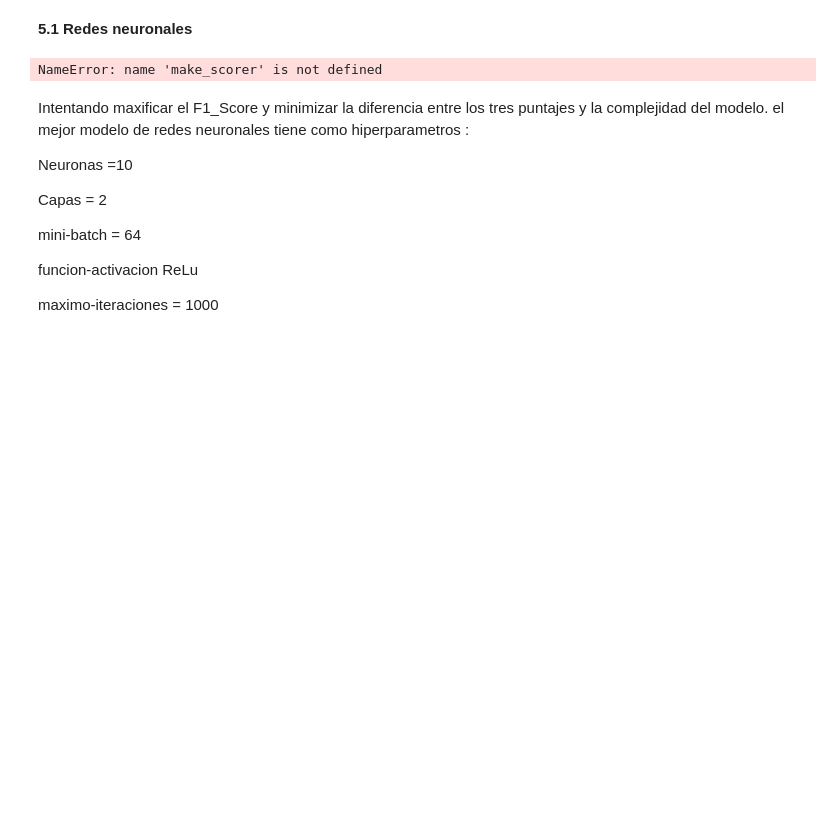
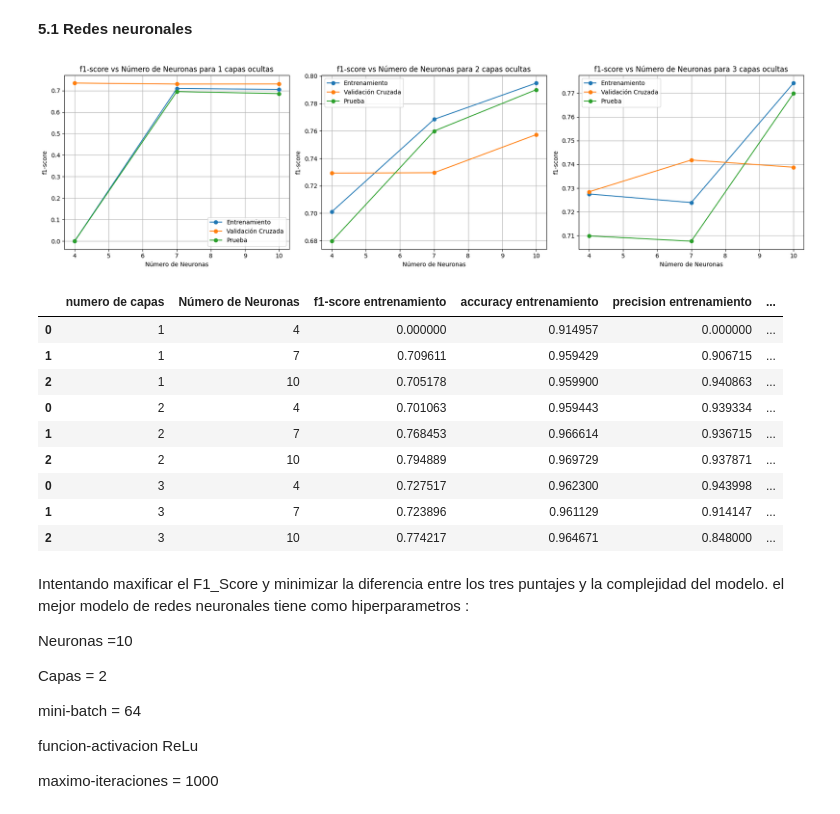
Before and after one commit to camilo-avendano1/MLDiabetes, a Jupyter notebook: Experimentos.ipynb, the cells around one changed output. Saved outputs shown, nothing was run; the diff lists cells and outputs as text; code cells hidden in the pictures; blank space fills up the shorter version.

```diff
--- a/Experimentos.ipynb
+++ b/Experimentos.ipynb
@@ -201,7 +201,7 @@ Modelos:
 **5.1 Redes neuronales**
 # %%
 neuronas_vector = [4, 7, 10] # Vector con el número de neuronas a probar
-capas_vector = [1, 1, 3] # Vector con el número de capas a probar
+capas_vector = [1, 2, 3] # Vector con el número de capas a probar
 plt.figure(figsize=(18, 5))
 scoring_for_kfolds= {
     'f1_score': make_scorer(f1_score),
@@ -257,7 +257,7 @@ for i, capas in enumerate(capas_vector):
         cross_val_scores['precision'].append(cv_scores['test_precision'].mean())
         cross_val_scores['recall'].append(cv_scores['test_recall'].mean())
 
-        # Calcula el f1_score en el conjunto de prueba
+        # Calcula el score en el conjunto de prueba
         y_test_pred = model.predict(X_test)
         test_scores['f1_score'].append(f1_score(Y_test, y_test_pred))
         test_scores['accuracy'].append(accuracy_score(Y_test, y_test_pred))
@@ -267,34 +267,46 @@ for i, capas in enumerate(capas_vector):
     plt.subplot(1, 3, i+1)
     plt.plot(neuronas_vector,  train_scores['f1_score'], label='Entrenamiento', marker='o')
     plt.plot(neuronas_vector, cross_val_scores['f1_score'], label='Validación Cruzada', marker='o')
     plt.plot(neuronas_vector, test_scores['f1_score'], label='Prueba', marker='o')
     plt.xlabel('Número de Neuronas')
     plt.ylabel('f1-score')
     plt.title(f'f1-score vs Número de Neuronas para {capas} capas ocultas')
     plt.legend()
     plt.grid()
+
 
     table = pd.concat([table, pd.DataFrame({
         'numero de capas': [capas]*len(neuronas_vector),
         'Número de Neuronas': neuronas_vector,
         'f1-score entrenamiento': train_scores['f1_score'],
         'accuracy entrenamiento': train_scores['accuracy'],
         'precision entrenamiento': train_scores['precision'],
         'recall entrenamiento': train_scores['recall'],
         'f1-score validación cruzada': cross_val_scores['f1_score'],
         'accuracy validación cruzada': cross_val_scores['accuracy'],
         'precision validación cruzada': cross_val_scores['precision'],
         'recall validación cruzada': cross_val_scores['recall'],
         'f1-score prueba': test_scores['f1_score'],
         'accuracy prueba': test_scores['accuracy'],
         'precision prueba': test_scores['precision'],
         'recall prueba': test_scores['recall']
     })], axis=0)
+
 plt.tight_layout()
 plt.show()
 display(table)
 # %% [output]
-NameError: name 'make_scorer' is not defined
+[figure, added]
+|  | numero de capas | Número de Neuronas | f1-score entrenamiento | accuracy entrenamiento | precision entrenamiento | ... |
+| 0 | 1 | 4 | 0.000000 | 0.914957 | 0.000000 | ... |
+| 1 | 1 | 7 | 0.709611 | 0.959429 | 0.906715 | ... |
+| 2 | 1 | 10 | 0.705178 | 0.959900 | 0.940863 | ... |
+| 0 | 2 | 4 | 0.701063 | 0.959443 | 0.939334 | ... |
+| 1 | 2 | 7 | 0.768453 | 0.966614 | 0.936715 | ... |
+| 2 | 2 | 10 | 0.794889 | 0.969729 | 0.937871 | ... |
+| 0 | 3 | 4 | 0.727517 | 0.962300 | 0.943998 | ... |
+| 1 | 3 | 7 | 0.723896 | 0.961129 | 0.914147 | ... |
+| 2 | 3 | 10 | 0.774217 | 0.964671 | 0.848000 | ... |
 # %% [markdown]
 Intentando maxificar el F1_Score y minimizar la diferencia entre los tres puntajes y la complejidad del modelo. el mejor modelo de redes neuronales tiene como hiperparametros :
 
```
Also changed, not shown: parts of 3 cells of this notebook.
